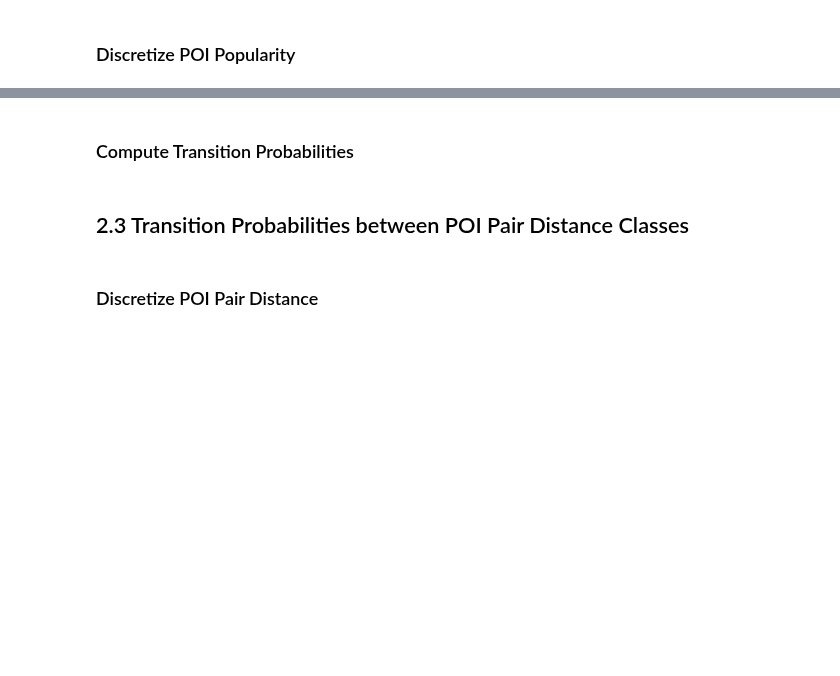
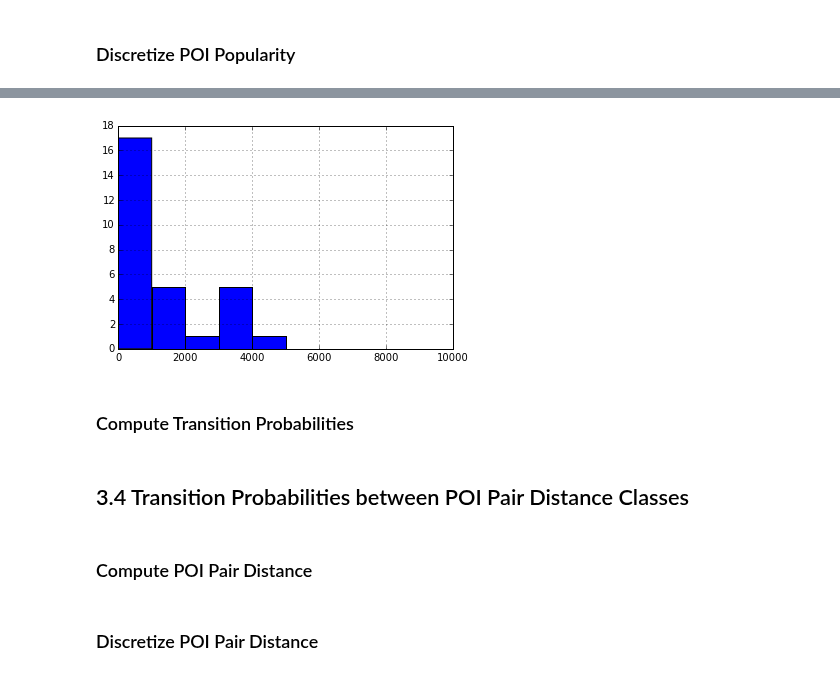
Before and after one commit to chengsoonong/digbeta, a Jupyter notebook: tour/tour_HMM.ipynb, the cells around one changed output, grey strips where cells are left out. Drawn from its saved outputs; the diff is of its cells as text; code cells hidden in the pictures; blank space fills up the shorter version.

Commit message:
discretize POI popularity and POI pair distance

```diff
--- a/tour/tour_HMM.ipynb
+++ b/tour/tour_HMM.ipynb
@@ -327,4 +339,11 @@ def normalise_transmat(transmat):
+# %%
+ax = poi_all['poiFreq'].hist(bins=np.linspace(0, 10000, 11))
+#ax.set_xscale('log')
+# %% [output]
+[figure, added]
 # %% [markdown]
 ### Compute Transition Probabilities
 # %% [markdown]
-## 2.3 Transition Probabilities between POI Pair Distance Classes
+## 3.4 Transition Probabilities between POI Pair Distance Classes
+# %% [markdown]
+### Compute POI Pair Distance
```
Also changed, not shown: parts of 13 cells of this notebook.
